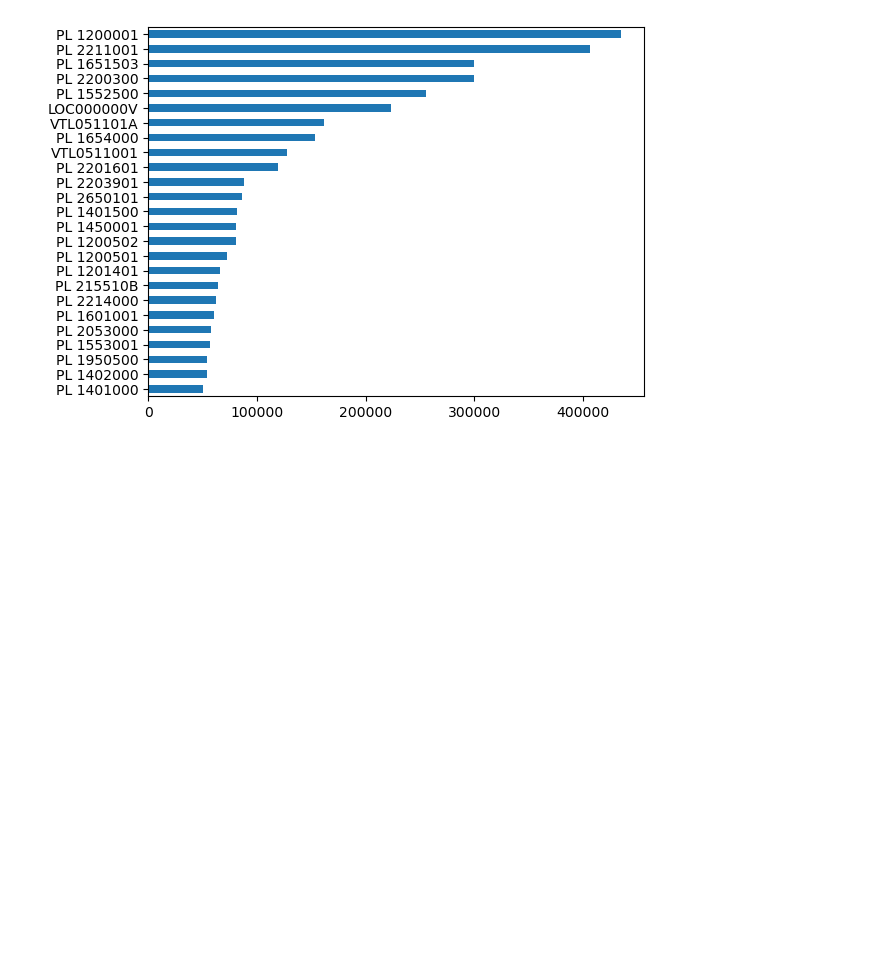
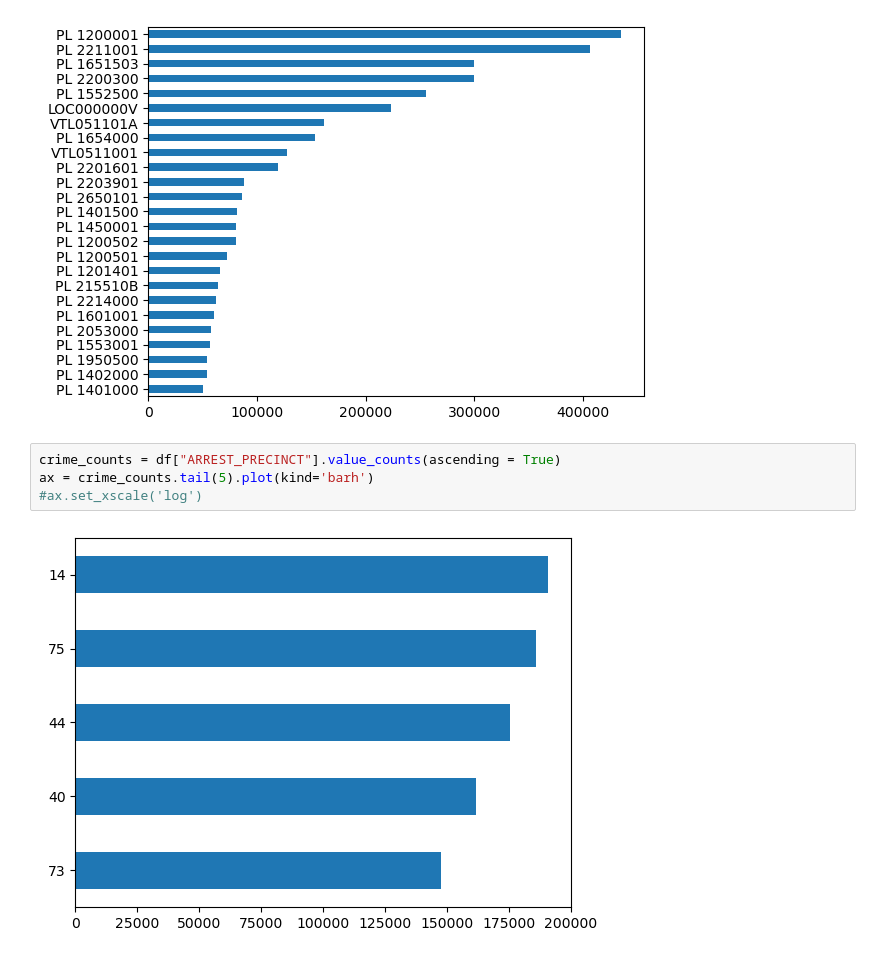
Before and after one commit to fk2121/MTA-Fare-Evasion-Project, a Jupyter notebook: crime_data_analysis.ipynb, the cells around one changed output. Saved outputs shown, nothing was run; the diff lists cells and outputs as text; blank space fills up the shorter version.

```diff
--- a/crime_data_analysis.ipynb
+++ b/crime_data_analysis.ipynb
@@ -276,3 +276,9 @@ ax = crime_counts[crime_counts > 50000].plot(kind='barh')
 #ax.set_xscale('log')
 # %% [output]
 [figure]
+# %%
+crime_counts = df["ARREST_PRECINCT"].value_counts(ascending = True)
+ax = crime_counts.tail(5).plot(kind='barh')
+#ax.set_xscale('log')
+# %% [output]
+[figure, added]
```
Also changed, not shown: parts of 7 cells of this notebook.
